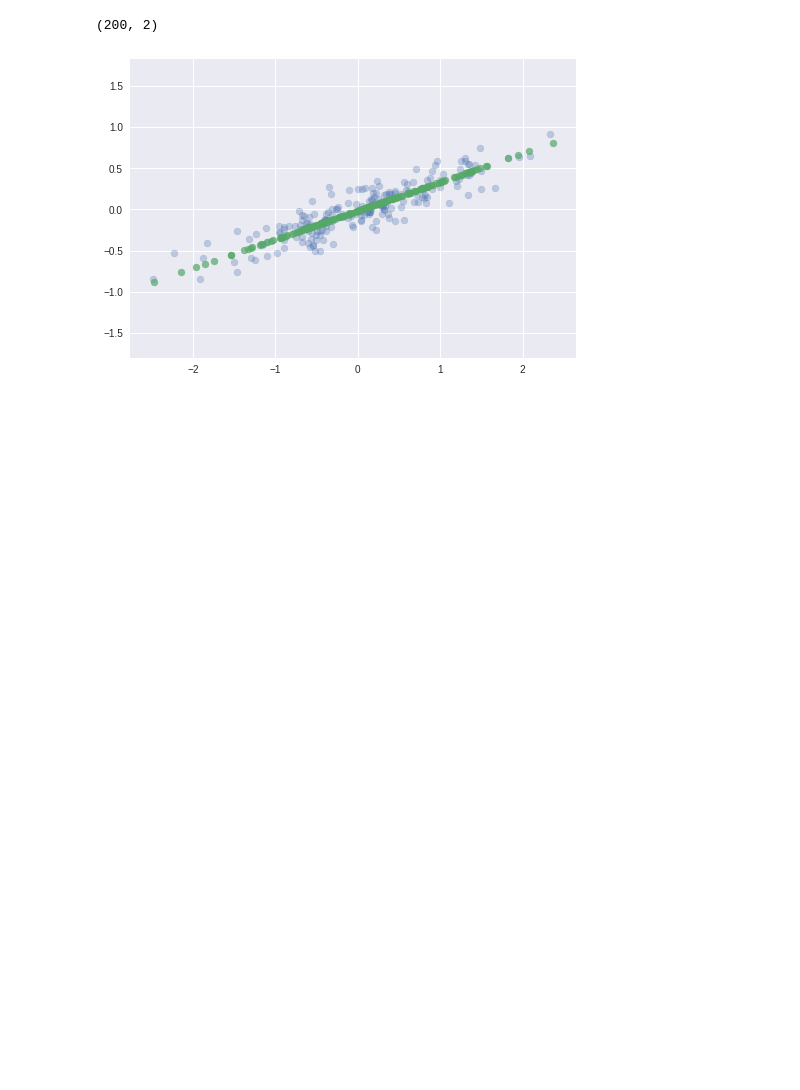
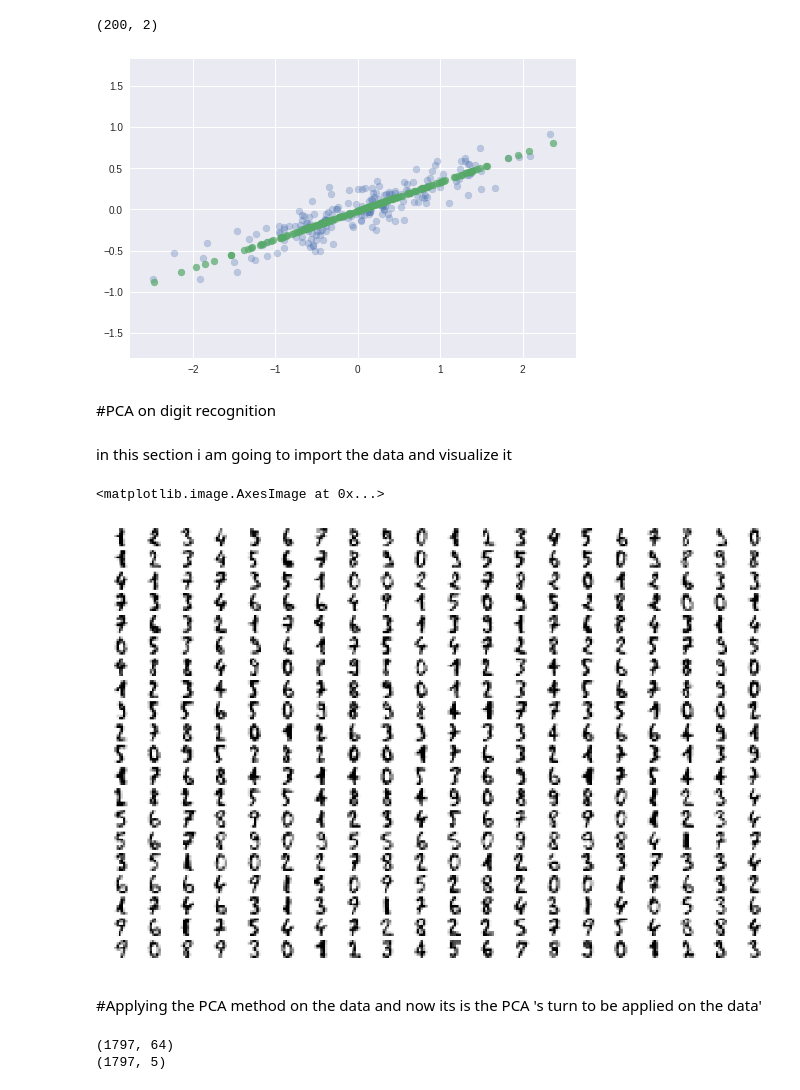
Before and after one commit to alifele/PCA_methods, a Jupyter notebook: PCA_on_digit_detectoion.ipynb, the cells around one changed output. Saved outputs shown, nothing was run; the diff lists cells and outputs as text; code cells hidden in the pictures; blank space fills up the shorter version.

```diff
--- a/PCA_on_digit_detectoion.ipynb
+++ b/PCA_on_digit_detectoion.ipynb
@@ -59,3 +62,36 @@ print(X_new.shape)
 # %% [output]
 (200, 2)
 [figure]
+# %% [markdown]
+#PCA on digit recognition
+# %% [markdown]
+in this section i am going to import the data and visualize it
+# %%
+from sklearn.datasets import load_digits
+digits = load_digits()
+digits.data.shape
+#axs = ['ax' + str(i) for i in range(1,401)]
+axs = [i for i in range(1,401)]
+fig = plt.figure(figsize=(15,10))
+i=1
+for ax in axs:
+  ax = fig.add_subplot(20,20,i)
+  ax.imshow(digits.data[i].reshape(8,8))
+  ax.axis("off")
+  i = i+1
+
+plt.imshow(digits.data[3].reshape(8,8))
+# %% [output]
+<matplotlib.image.AxesImage at 0x...>
+[figure, added]
+# %% [markdown]
+#Applying the PCA method on the data
+and now its is the PCA 's turn to be applied on the data'
+# %%
+pca = PCA(5)
+pca_digit = pca.fit_transform(digits.data)
+print(digits.data.shape)
+print(pca_digit.shape)
+# %% [output]
+(1797, 64)
+(1797, 5)
```
Also changed, not shown: parts of 5 cells of this notebook.
